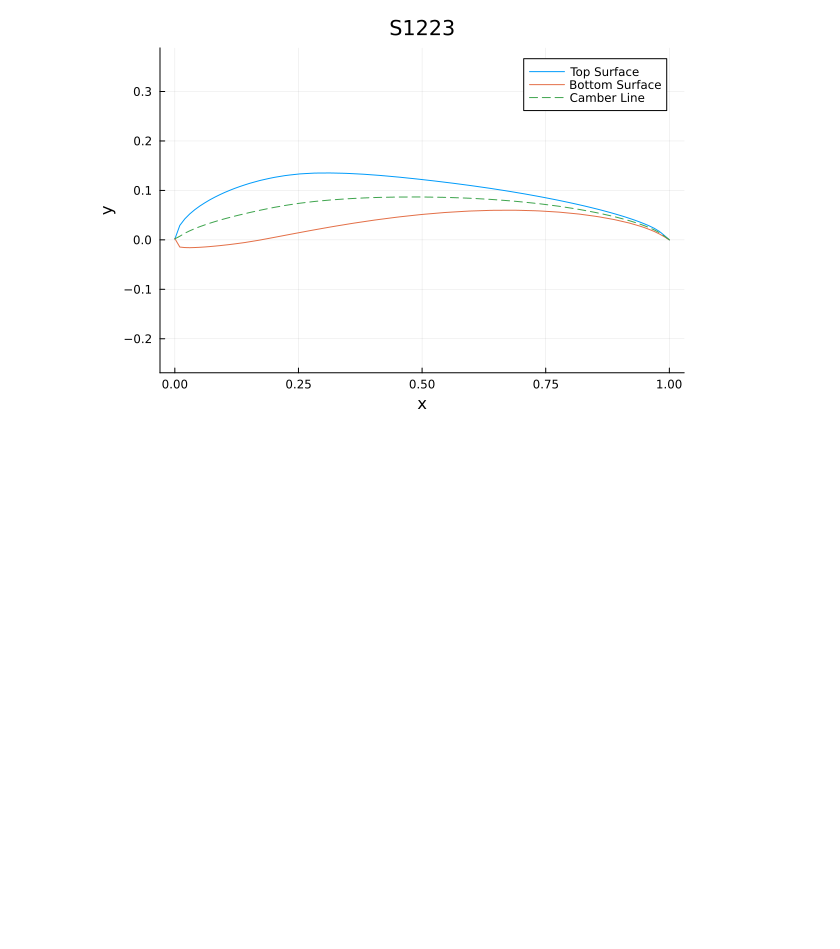
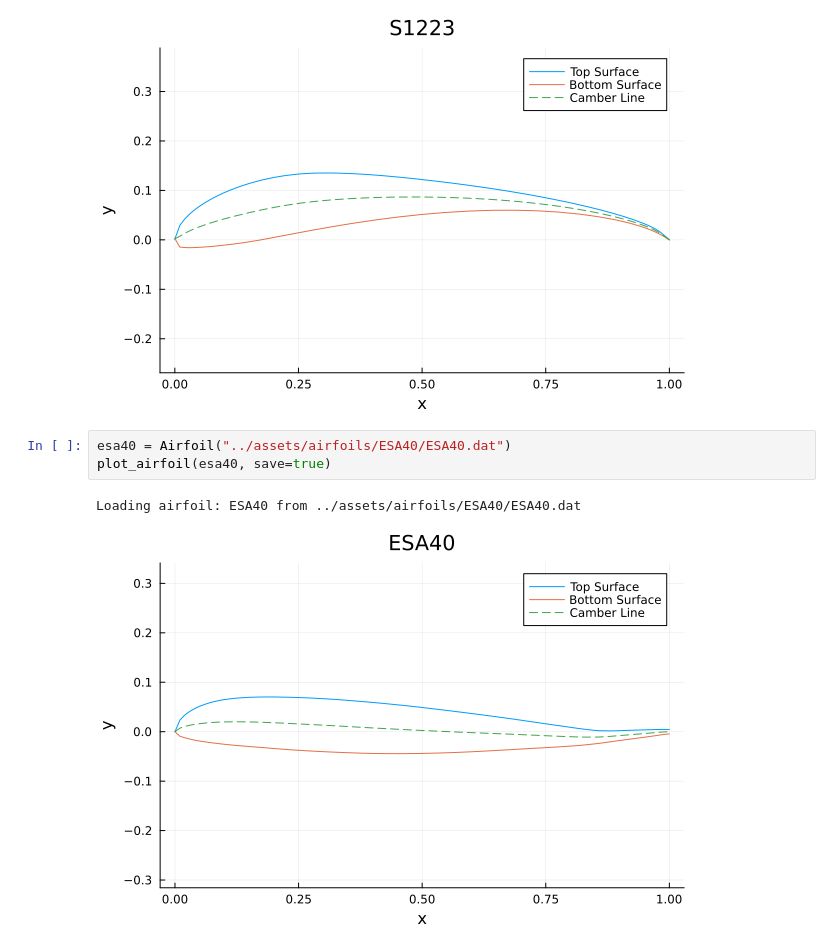
Before and after one commit to ArthurJWH/SAE_Airframe, a Jupyter notebook: scripts/test_airfoil.ipynb, the cells around one changed output. Drawn from its saved outputs; the diff is of its cells as text; blank space fills up the shorter version.

Commit message:
New airfoils added

```diff
--- a/scripts/test_airfoil.ipynb
+++ b/scripts/test_airfoil.ipynb
@@ -19,3 +19,9 @@ plot_airfoil(s1223, save=true)
 # %% [output]
 Loading airfoil: S1223 from ../assets/airfoils/S1223/S1223.dat
 [figure]
+# %%
+esa40 = Airfoil("../assets/airfoils/ESA40/ESA40.dat")
+plot_airfoil(esa40, save=true)
+# %% [output]
+Loading airfoil: ESA40 from ../assets/airfoils/ESA40/ESA40.dat
+[figure, added]
```
Also changed, not shown: parts of 1 cell of this notebook, 5 other files.
